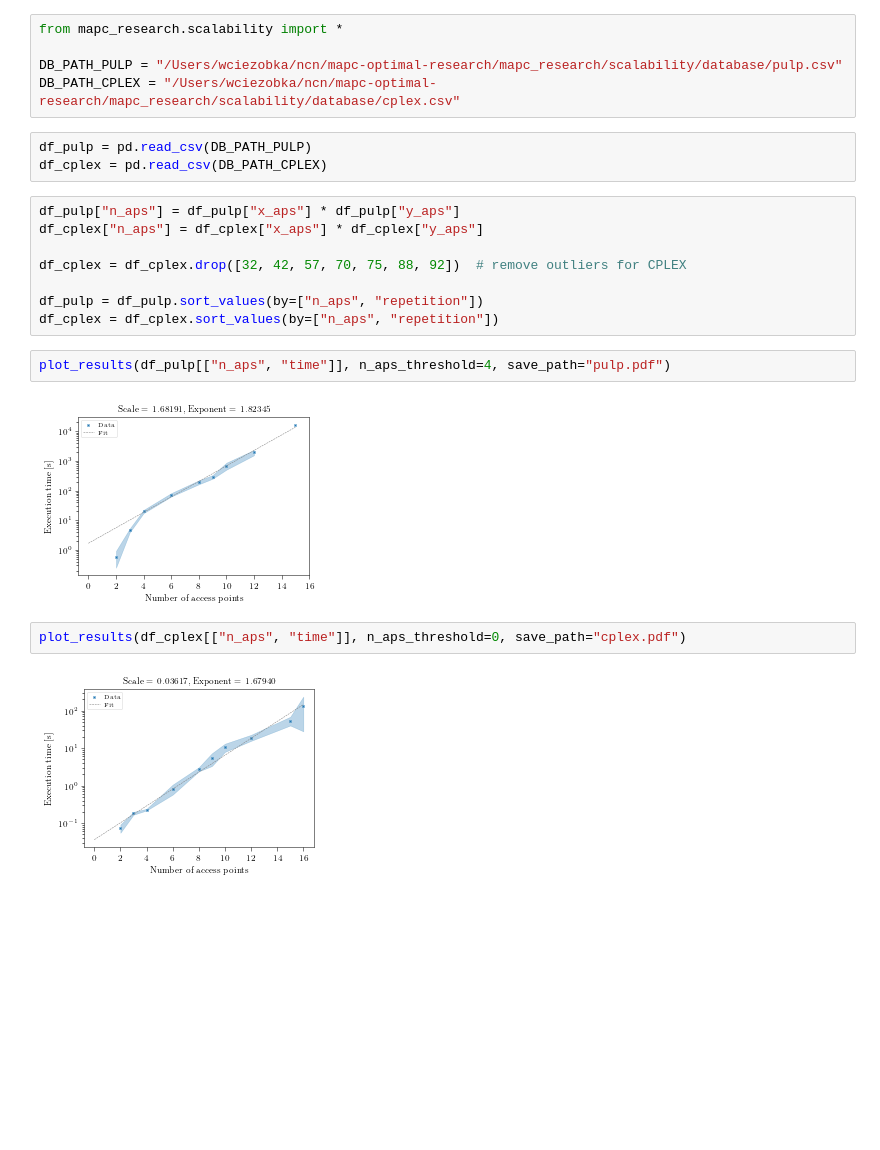
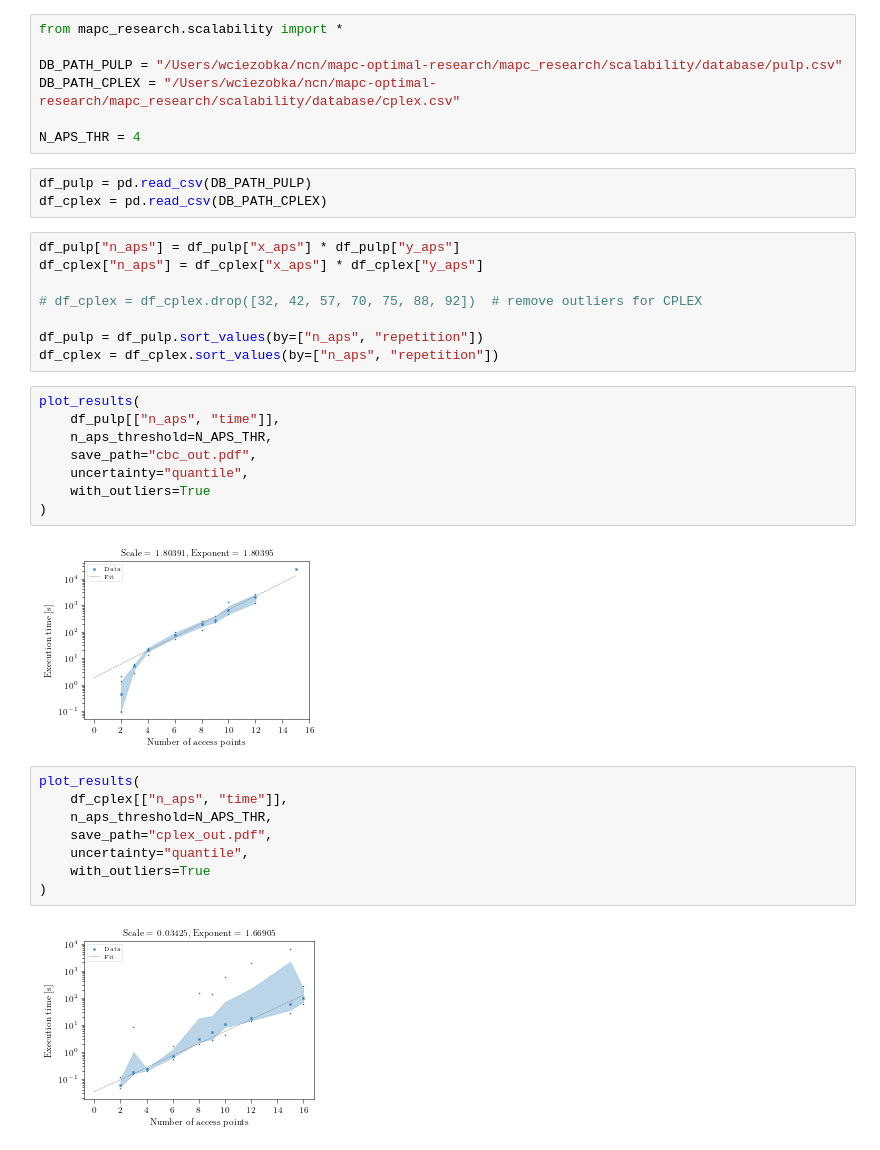
Before and after one commit to ml4wifi-devs/mapc-optimal-research, a Jupyter notebook: mapc_research/scalability/manage_results.ipynb, the cells around one changed output. Drawn from its saved outputs; the diff is of its cells as text; blank space fills up the shorter version.

Commit message:
Robust Regression and Outliers

```diff
--- a/mapc_research/scalability/manage_results.ipynb
+++ b/mapc_research/scalability/manage_results.ipynb
@@ -3,6 +3,8 @@ from mapc_research.scalability import *
 
 DB_PATH_PULP = "/Users/wciezobka/ncn/mapc-optimal-research/mapc_research/scalability/database/pulp.csv"
 DB_PATH_CPLEX = "/Users/wciezobka/ncn/mapc-optimal-research/mapc_research/scalability/database/cplex.csv"
+
+N_APS_THR = 4
 # %%
 df_pulp = pd.read_csv(DB_PATH_PULP)
 df_cplex = pd.read_csv(DB_PATH_CPLEX)
@@ -10,18 +12,30 @@ df_cplex = pd.read_csv(DB_PATH_CPLEX)
 df_pulp["n_aps"] = df_pulp["x_aps"] * df_pulp["y_aps"]
 df_cplex["n_aps"] = df_cplex["x_aps"] * df_cplex["y_aps"]
 
-df_cplex = df_cplex.drop([32, 42, 57, 70, 75, 88, 92])  # remove outliers for CPLEX
+# df_cplex = df_cplex.drop([32, 42, 57, 70, 75, 88, 92])  # remove outliers for CPLEX
 
 df_pulp = df_pulp.sort_values(by=["n_aps", "repetition"])
 df_cplex = df_cplex.sort_values(by=["n_aps", "repetition"])
 # %%
-plot_results(df_pulp[["n_aps", "time"]], n_aps_threshold=4, save_path="pulp.pdf")
+plot_results(
+    df_pulp[["n_aps", "time"]],
+    n_aps_threshold=N_APS_THR,
+    save_path="cbc_out.pdf",
+    uncertainty="quantile",
+    with_outliers=True
+)
 # %% [output]
-[figure, old version]
+[figure, new version]
 # %%
-plot_results(df_cplex[["n_aps", "time"]], n_aps_threshold=0, save_path="cplex.pdf")
+plot_results(
+    df_cplex[["n_aps", "time"]],
+    n_aps_threshold=N_APS_THR,
+    save_path="cplex_out.pdf",
+    uncertainty="quantile",
+    with_outliers=True
+)
 # %% [output]
-[figure, old version]
+[figure, new version]
 # %%
 plot_combined(
     dfs=[df_pulp[["n_aps", "time"]], df_cplex[["n_aps", "time"]]],
```
Also changed, not shown: parts of 1 cell of this notebook, 1 other file.
